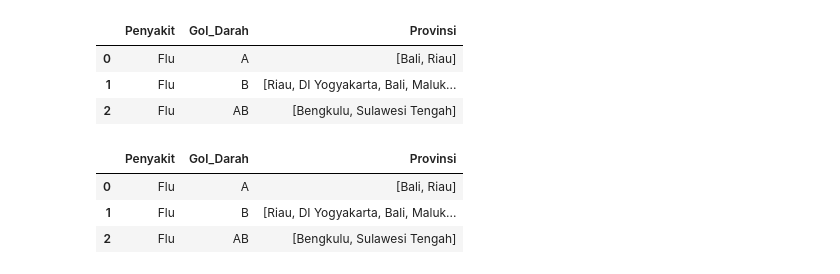
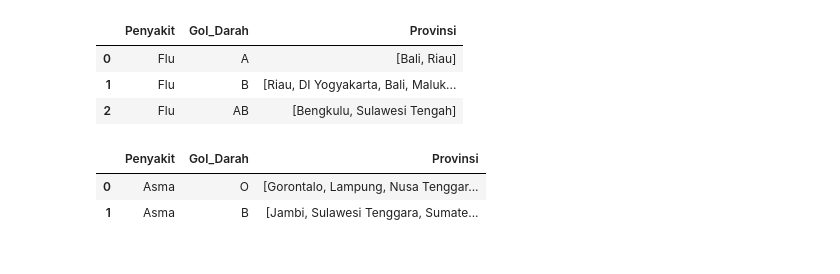
Before and after one commit to diosamuel/data_anonym_task, a Jupyter notebook: DataAnonymity.ipynb, the cells around one changed output. Cells and saved outputs as stored; diff of their text form; code cells hidden in the pictures.

```diff
--- a/DataAnonymity.ipynb
+++ b/DataAnonymity.ipynb
@@ -764,12 +762,10 @@ pd.concat([df_final_7,df_final_8,df_final_9], ignore_index=True)
 | 1 | Flu | B | [Riau, DI Yogyakarta, Bali, Maluk... |
 | 2 | Flu | AB | [Bengkulu, Sulawesi Tengah] |
 # %%
-df_final_10 = df_baru[(df_baru[columnA] == "Flu") & (df_baru[columnB] == "A")].groupby([columnA, columnB])["Provinsi"].apply(list).reset_index()
-df_final_11 = df_baru[(df_baru[columnA] == "Flu") & (df_baru[columnB] == "B")].groupby([columnA, columnB])["Provinsi"].apply(list).reset_index()
-df_final_12 = df_baru[(df_baru[columnA] == "Flu") & (df_baru[columnB] == "AB")].groupby([columnA, columnB])["Provinsi"].apply(list).reset_index()
-pd.concat([df_final_10,df_final_11,df_final_9], ignore_index=True)
+df_final_10 = df_baru[(df_baru[columnA] == "Asma") & (df_baru[columnB] == "O")].groupby([columnA, columnB])["Provinsi"].apply(list).reset_index()
+df_final_11 = df_baru[(df_baru[columnA] == "Asma") & (df_baru[columnB] == "B")].groupby([columnA, columnB])["Provinsi"].apply(list).reset_index()
+pd.concat([df_final_10,df_final_11], ignore_index=True)
 # %% [output]
 |  | Penyakit | Gol_Darah | Provinsi |
-| 0 | Flu | A | [Bali, Riau] |
-| 1 | Flu | B | [Riau, DI Yogyakarta, Bali, Maluk... |
-| 2 | Flu | AB | [Bengkulu, Sulawesi Tengah] |
+| 0 | Asma | O | [Gorontalo, Lampung, Nusa Tenggar... |
+| 1 | Asma | B | [Jambi, Sulawesi Tenggara, Sumate... |
```
Also changed, not shown: parts of 7 cells of this notebook.
